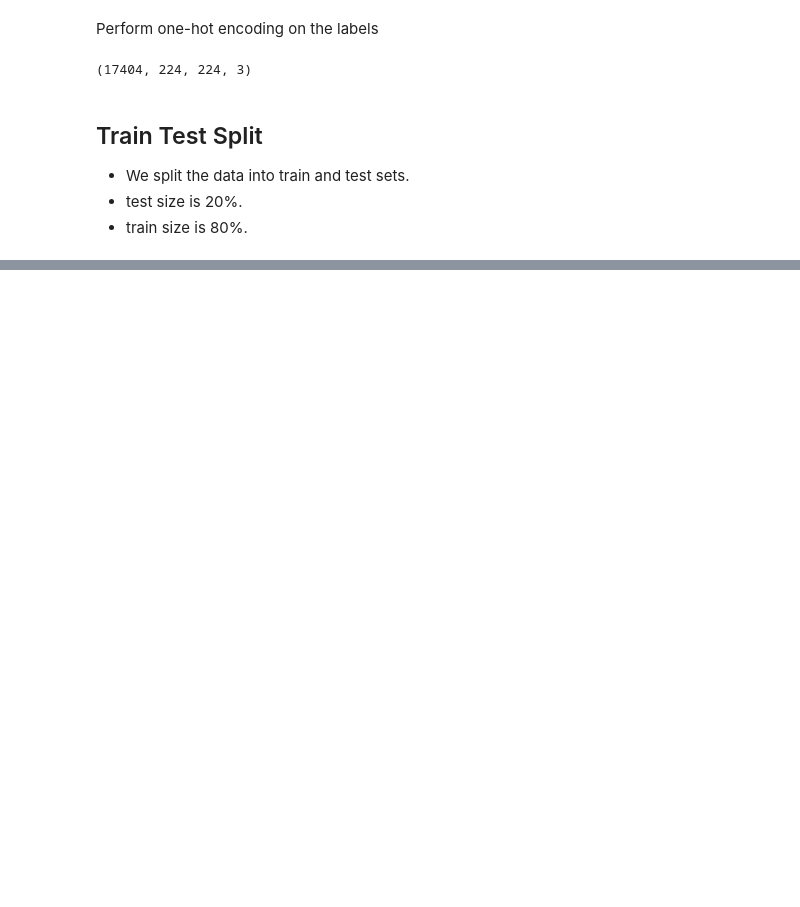
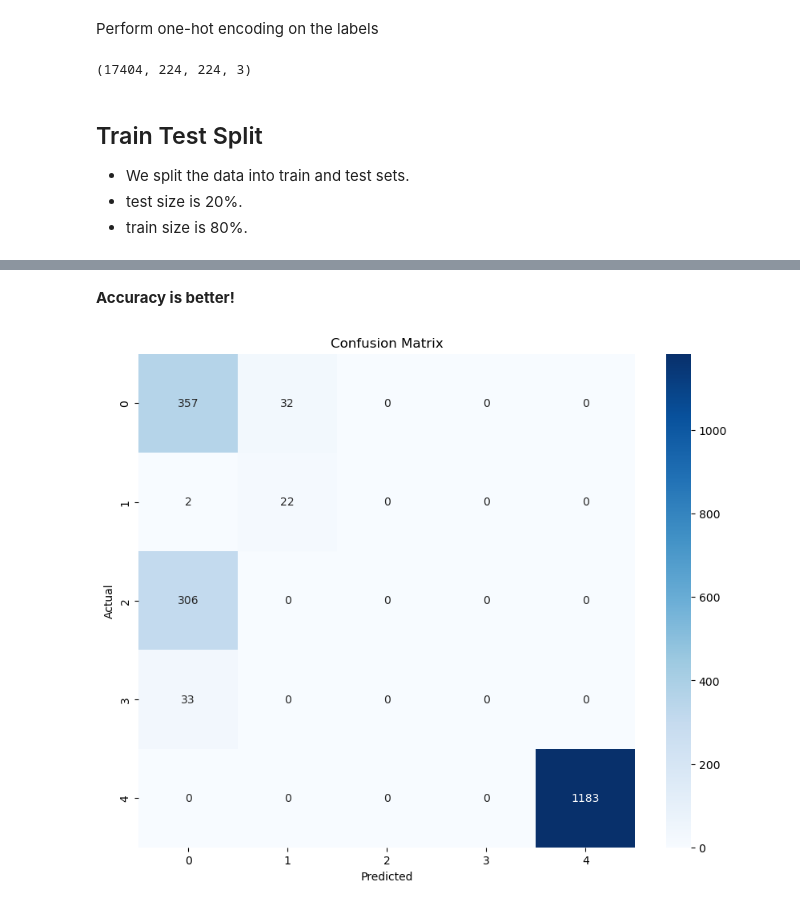
Before and after one commit to cessbub/CS180-MaskPatrol, a Jupyter notebook: mask-detection.ipynb, the cells around one changed output, grey strips where cells are left out. Cells and saved outputs as stored; diff of their text form; code cells hidden in the pictures; blank space fills up the shorter version.

```diff
--- a/mask-detection.ipynb
+++ b/mask-detection.ipynb
@@ -493,0 +544,10 @@ NameError: name 'os' is not defined
+# %%
+#train the model using a data generator
+
+history = model.fit_generator(
+    aug.flow(X_train,y_train, batch_size=bs),
+    epochs = epoch,
+    validation_data = (X_test,y_test),
+    validation_steps=len(X_test) // bs,
+    steps_per_epoch=len(X_train) // bs
+    )
@@ -493,0 +574,3 @@ NameError: name 'os' is not defined
+# %%
+# Generate predictions on the test set
+y_pred = model.predict(X_test, batch_size=bs)
@@ -493,0 +583,3 @@ NameError: name 'os' is not defined
+# %%
+# Similarly, for the true labels
+y_test_max = np.argmax(y_test, axis=1)
@@ -493,0 +601,15 @@ NameError: name 'os' is not defined
+# %% [markdown]
+**Accuracy is better!**
+# %%
+# Confusion Matrix
+confusion_mtx = confusion_matrix(y_test_max, y_pred)
+# %%
+# Plotting the confusion matrix
+plt.figure(figsize=(10, 8))
+sns.heatmap(confusion_mtx, annot=True, fmt='d', cmap='Blues')
+plt.xlabel('Predicted')
+plt.ylabel('Actual')
+plt.title('Confusion Matrix')
+plt.show()
+# %% [output]
+[figure, added]
```
Also changed, not shown: parts of 47 cells of this notebook.
